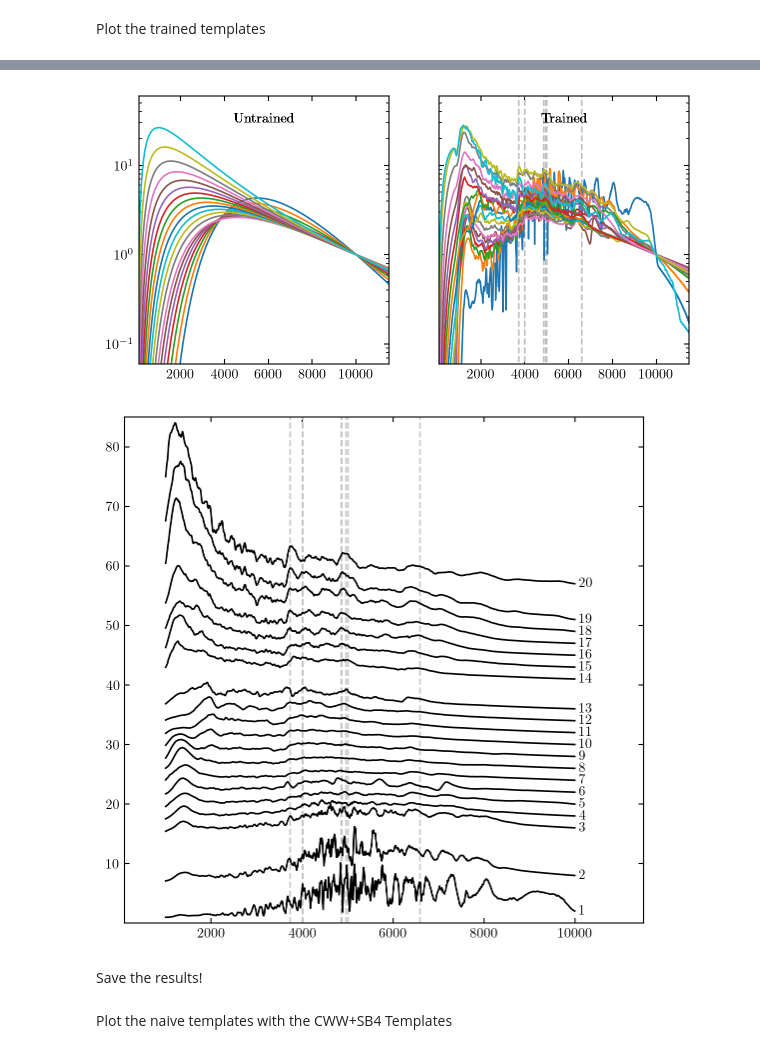
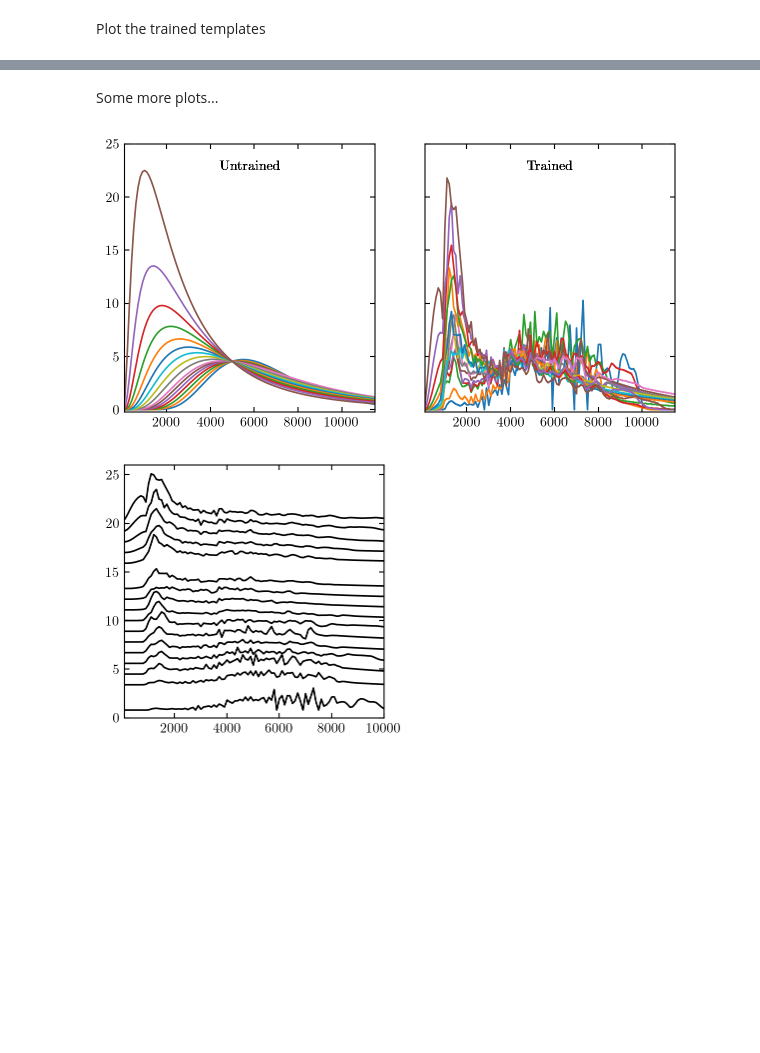
Before and after one commit to dirac-institute/photoz_template_learning, a Jupyter notebook: training_naive16.ipynb, the cells around one changed output, grey strips where cells are left out. Drawn from its saved outputs; the diff is of its cells as text; code cells hidden in the pictures; blank space fills up the shorter version.

```diff
--- a/training_naive16.ipynb
+++ b/training_naive16.ipynb
@@ -101,7 +91,7 @@ Number of fluxes in each training set:
 Now train the templates
 # %%
 %%time
-trained_templates, final_sets = train_templates(naive_templates, galaxies, bandpass_dict, N_iter=1, w=0.5)
+trained_templates, final_sets = train_templates(naive_templates, galaxies, bandpass_dict, N_iter=3, w=0.5)
 # %% [output]
 Round 1/5
 Round 2/5
@@ -128,13 +118,13 @@ for template in trained_templates:
 # %% [markdown]
 Plot the trained templates
 # %%
-"""# Load the trained templates from files if you didn't run the training algorithm
+# Load the trained templates from files if you didn't run the training algorithm
 trained_templates = dict()
 for template in naive_templates:
     x,y = np.loadtxt('templates/'+template+'_16.sed',unpack=True)
     trained_templates[template] = Sed(x,y)
 
-final_sets = create_training_sets(trained_templates, galaxies, bandpass_dict)"""
+final_sets = create_training_sets(trained_templates, galaxies, bandpass_dict)
 # %%
 ncols = 4
 nrows = int(N/ncols+0.5)
@@ -185,60 +194,47 @@ Number of fluxes in each training set:
+# %% [markdown]
+Some more plots...
 # %%
 fig,(ax1,ax2) = plt.subplots(1,2,sharex='all',sharey='all',figsize=(twocol,twocol/2))
 
-# plot the untrained templates
 for template in naive_templates.values():
 
-    # normalize them at 10,000 angstroms
-    scale = np.interp(10000,template.wavelen,template.flambda)
     ax1.plot(template.wavelen,template.flambda/scale)
-
     ax1.text(0.5,0.9,"Untrained",transform=ax1.transAxes,ha="center")
 
 for template in trained_templates.values():
 
-    # normalize them at 10,000 angstroms
-    scale = np.interp(10000,template.wavelen,template.flambda)
     ax2.plot(template.wavelen,template.flambda/scale)
-
     ax2.text(0.5,0.9,"Trained",transform=ax2.transAxes,ha="center")
 
-ax2.vlines([3727,4000,4861,4959,5007,6583],0,100,color='silver',ls='--')
-
-plt.yscale('log')
-plt.ylim(0.06,60)
+plt.ylim(-0.2,25)
 plt.xlim(100,11500)
 plt.show()
 # %% [output]
-[figure, old version]
+[figure, new version]
 # %%
-fig,ax = plt.subplots(1,1,sharex='all',sharey='all',figsize=(2*onecol,2*onecol))
+fig,ax = plt.subplots()
 
 for i,template in enumerate(trained_templates.values()):
 
-    # normalize them at 10,000 angstroms
-    scale = np.interp(10000,template.wavelen,template.flambda)
-    x = np.arange(1e3,1e4,10)
-    y = np.interp(x,template.wavelen,template.flambda/scale)
+    offset = 1.1*i + 0.8
+    if i > 0:
+        offset += 1.5
+    #if i > 1:
+    #    offset += 6
+    if i > 10:
+        offset += 1.5
+    #if i == 19:
+    #    offset += 4
 
-    offset = 1 + 2*i
-    if i > 0:
-        offset += 4
-    if i > 1:
-        offset += 6
-    if i > 12:
-        offset += 3
-    if i == 19:
-        offset += 4
+    x = template.wavelen
+    y = template.flambda
+    ax.plot(x,y+offset,c='k')
+    #ax.text(x[-1]+100,y[-1]+offset,str(i+1),va='center',ha='left')
 
-    ax.plot(x,y+offset,c='k')
-    ax.text(x[-1]+100,y[-1]+offset,str(i+1),va='center',ha='left')
+#ax.vlines([3727,4000,4861,4959,5007,6583],0,100,color='silver',ls='--')
 
-ax.vlines([3727,4000,4861,4959,5007,6583],0,100,color='silver',ls='--')
-
-plt.ylim(0.06,85)
-plt.xlim(100,11500)
+plt.ylim(0,26)
+plt.xlim(100,10000)
 plt.show()
 # %% [output]
-[figure, old version]
+[figure, new version]
-# %% [markdown]
-Save the results!
@@ -253,2 +240,0 @@ for template in trained_templates:
-# %% [markdown]
-Plot the naive templates with the CWW+SB4 Templates
```
Also changed, not shown: parts of 13 cells of this notebook, 23 other files.
